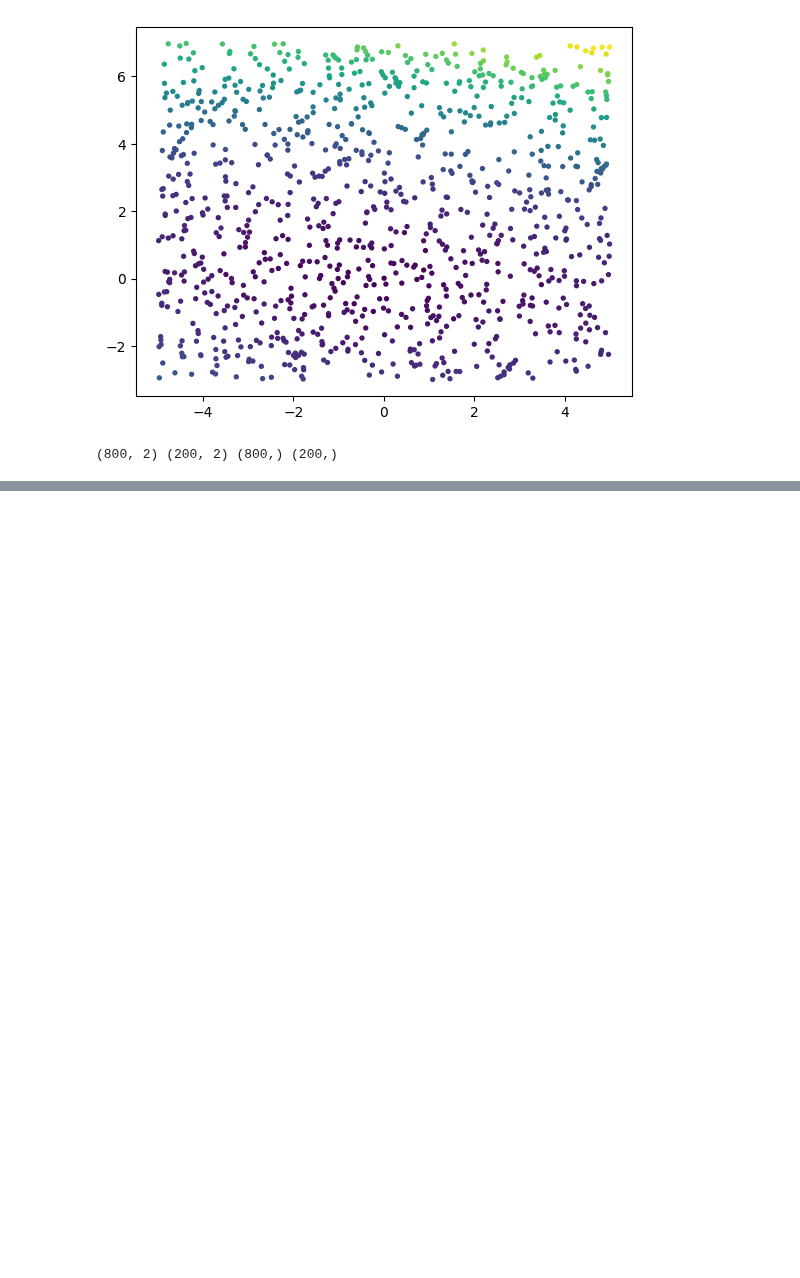
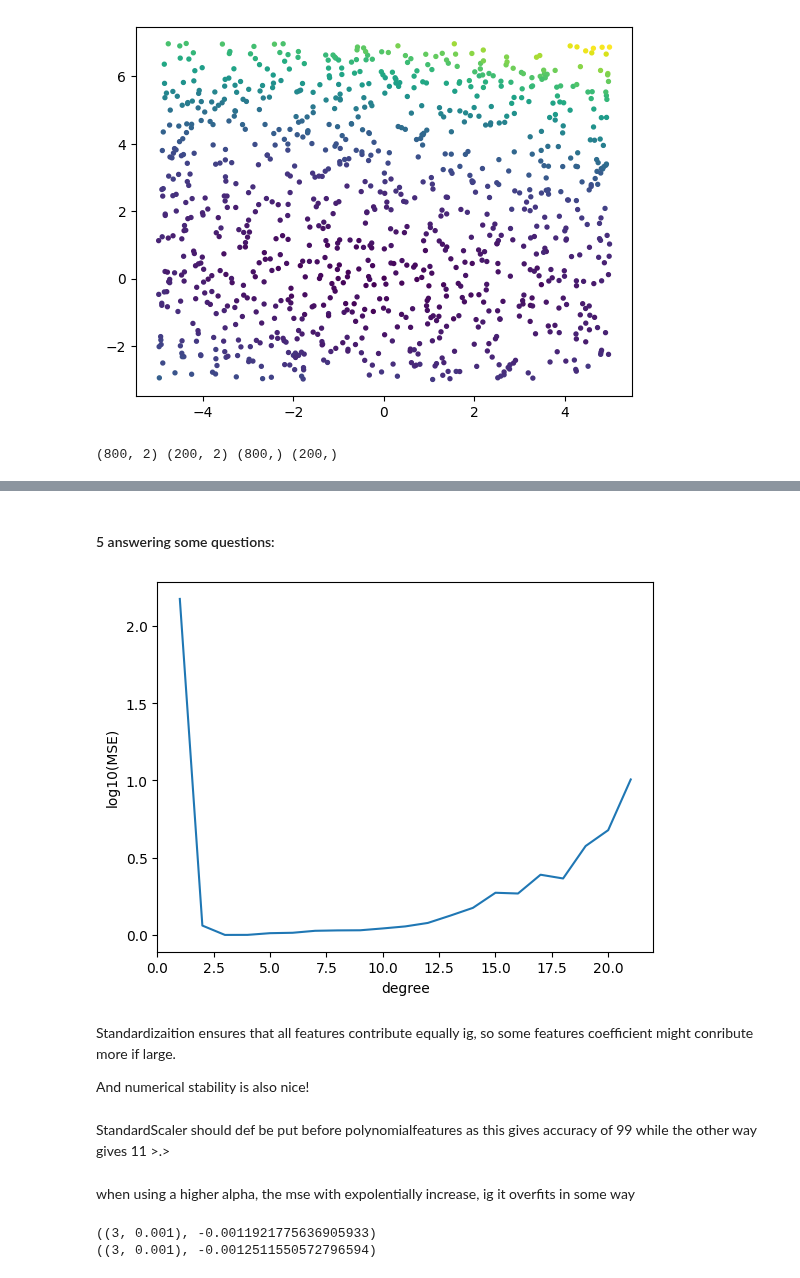
Before and after one commit to vhrollo/3-semester, a Jupyter notebook: INF264/homework/homework4.ipynb, the cells around one changed output, grey strips where cells are left out. Drawn from its saved outputs; the diff is of its cells as text; code cells hidden in the pictures; blank space fills up the shorter version.

```diff
--- a/INF264/homework/homework4.ipynb
+++ b/INF264/homework/homework4.ipynb
@@ -191,0 +229,79 @@ mse: 1.0541
+# %% [markdown]
+#### 5 answering some questions:
+# %%
+#ploting performance over the degree of the polynomial
+
+import warnings
+warnings.filterwarnings('ignore')
+
+grid = {
+    'degree': list(range(1, 22)),
+    'alpha': [0.0],
+}
+kfold = KFold(n_splits=5, shuffle=True, random_state=seed)
+
+params = it.product(grid['degree'], grid['alpha'])
+score = []
+for param in params:
+    mse = []
+    for train_index, test_index in kfold.split(X_train):
+        X_train_fold, X_test_fold = X_train[train_index], X_train[test_index]
+        y_train_fold, y_test_fold = y_train[train_index], y_train[test_index]
+        model = fit_polynomial(X_train_fold, y_train_fold, param[0], param[1])
+        y_pred = model.predict(X_test_fold)
+        mse.append(mean_squared_error(y_test_fold, y_pred))
+    score.append((param, np.log10(np.mean(mse))))
+
+plt.plot([x[0][0] for x in score], [x[1] for x in score])
+plt.xlabel('degree')
+plt.ylabel('log10(MSE)')
+plt.show()
+# %% [output]
+[figure, added]
+# %% [markdown]
+Standardizaition ensures that all features contribute equally ig, so some features coefficient might conribute more if large.
+
+And numerical stability is also nice!
+# %% [markdown]
+StandardScaler should def be put before polynomialfeatures as this gives accuracy of 99 while the other way gives 11 >.>
+# %% [markdown]
+when using a higher alpha, the mse with expolentially increase, ig it overfits in some way
+# %%
+import warnings
+warnings.filterwarnings('ignore')
+
+grid = {
+    'degree': list(range(1, 22,2)),
+    'alpha': [0.001, 0.01, 0.1, 0.3, 0.6, 1.0],
+}
+kfold = KFold(n_splits=5, shuffle=True, random_state=seed)
+
+params = list(it.product(grid['degree'], grid['alpha']))
+score = []
+score2 = []
+
+for param in params:
+    mse = []
+    for train_index, test_index in kfold.split(X_train):
+        X_train_fold, X_test_fold = X_train[train_index], X_train[test_index]
+        y_train_fold, y_test_fold = y_train[train_index], y_train[test_index]
+        model = fit_polynomial(X_train_fold, y_train_fold, param[0], param[1])
+        y_pred = model.predict(X_test_fold)
+        mse.append(mean_squared_error(y_test_fold, y_pred))
+    score.append((param, np.log10(np.mean(mse))))
+
+print(min(score, key=lambda x: x[1]))
+for param in params:
+    mse = []
+    for train_index, test_index in kfold.split(X_train):
+        X_train_fold, X_test_fold = X_train[train_index], X_train[test_index]
+        y_train_fold, y_test_fold = y_train[train_index], y_train[test_index]
+        model = fit_polynomial2(X_train_fold, y_train_fold, param[0], param[1])
+        y_pred = model.predict(X_test_fold)
+        mse.append(mean_squared_error(y_test_fold, y_pred))
+    score2.append((param, np.log10(np.mean(mse))))
+
+print(min(score2, key=lambda x: x[1]))
+# %% [output]
+((3, 0.001), -0.0011921775636905933)
+((3, 0.001), -0.0012511550572796594)
```
Also changed, not shown: parts of 8 cells of this notebook.
